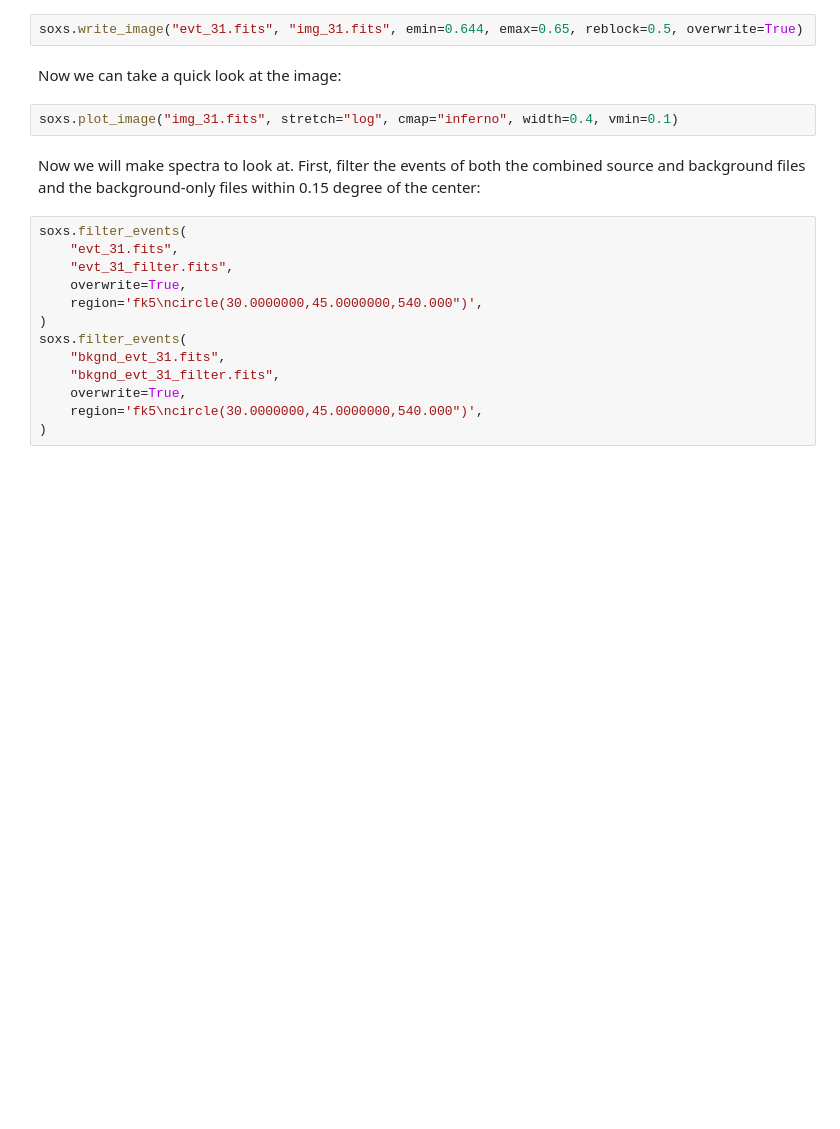
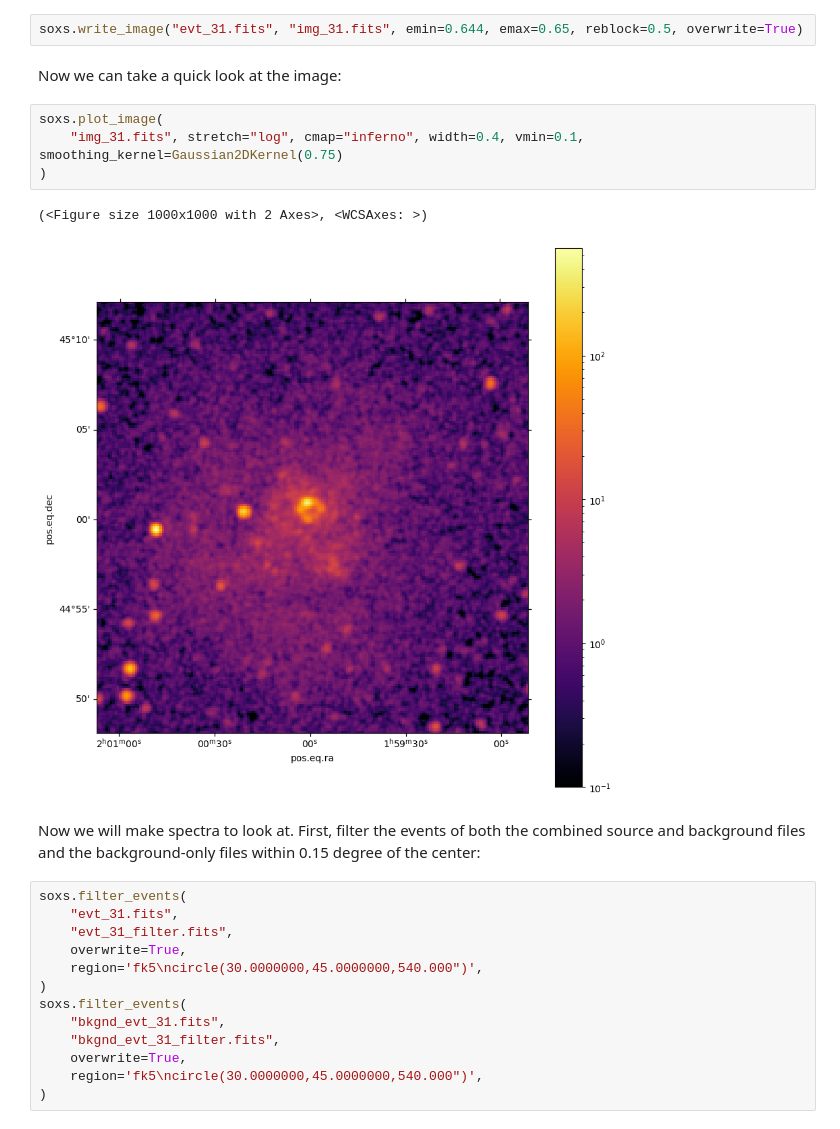
Before and after one commit to jzuhone/pyxsim, a Jupyter notebook: doc/source/cookbook/More_Advanced_Thermal_Emission.ipynb, the cells around one changed output. Cells and saved outputs as stored; diff of their text form; blank space fills up the shorter version.

```diff
--- a/doc/source/cookbook/More_Advanced_Thermal_Emission.ipynb
+++ b/doc/source/cookbook/More_Advanced_Thermal_Emission.ipynb
@@ -138,7 +168,12 @@ soxs.write_image("evt_31.fits", "img_31.fits", emin=0.644, emax=0.65, reblock=0.
 # %% [markdown]
 Now we can take a quick look at the image:
 # %%
-soxs.plot_image("img_31.fits", stretch="log", cmap="inferno", width=0.4, vmin=0.1)
+soxs.plot_image(
+    "img_31.fits", stretch="log", cmap="inferno", width=0.4, vmin=0.1, smoothing_kernel=Gaussian2DKernel(0.75)
+)
+# %% [output]
+(<Figure size 1000x1000 with 2 Axes>, <WCSAxes: >)
+[figure, added]
 # %% [markdown]
 Now we will make spectra to look at. First, filter the events of both the combined source and background files and the background-only files within 0.15 degree of the center:
 # %%
```
Also changed, not shown: parts of 9 cells of this notebook, 2 other files.
